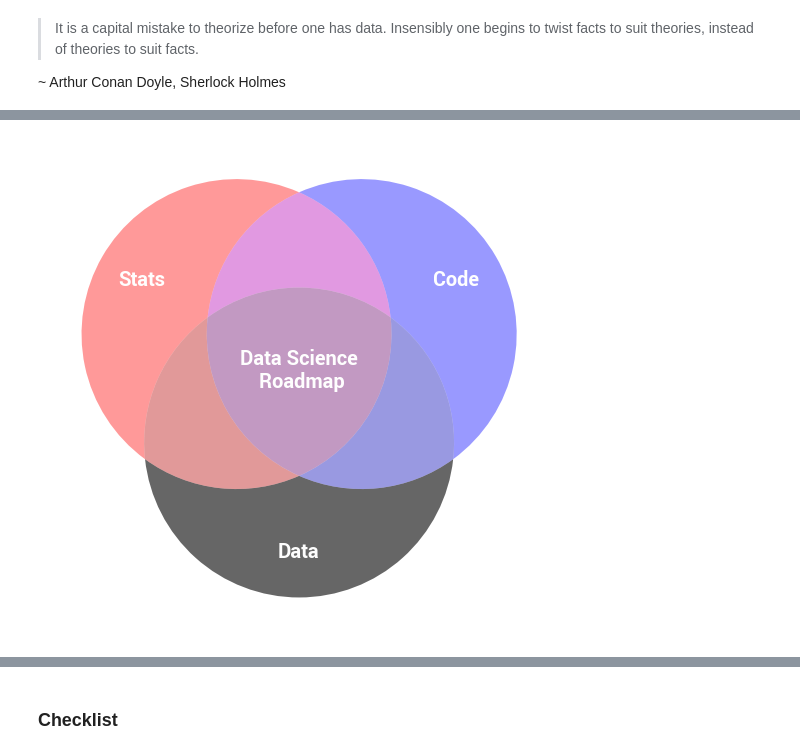
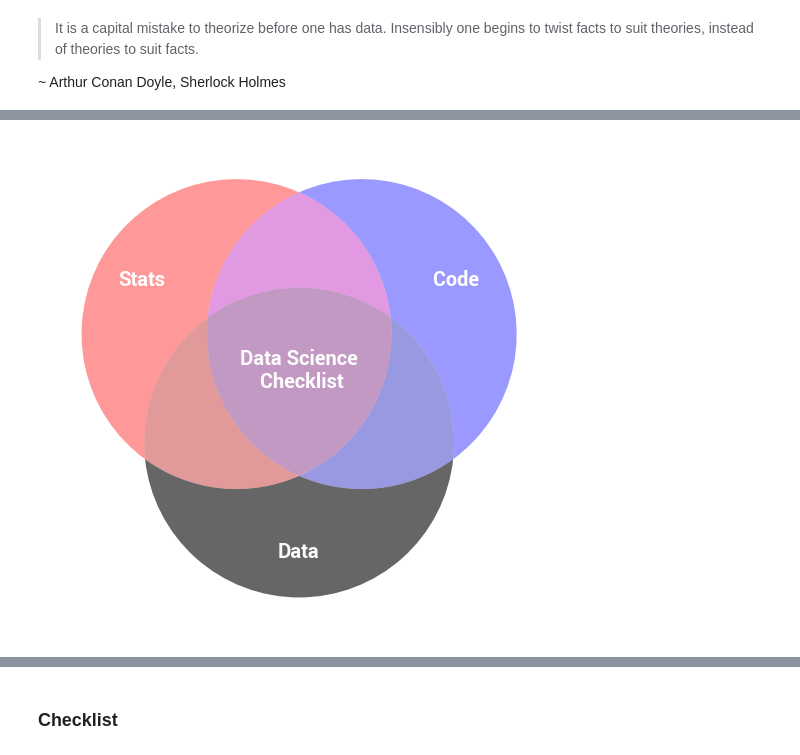
Before and after one commit to tijptjik/DS_prologue, a Jupyter notebook: prologue.ipynb, the cells around one changed output, grey strips where cells are left out. Drawn from its saved outputs; the diff is of its cells as text; code cells hidden in the pictures.

```diff
--- a/prologue.ipynb
+++ b/prologue.ipynb
@@ -39,30 +32,30 @@ Before we can get you started on data science, you're going to have to get comfo
 # %%
 # Generate a Venn Diagram
 clist = ['red','blue','black']
 subsets = (1, 1, 1, 1, 1, 1, 1)
 data = {
     '100':'Stats',
     '010':'Code',
     '001':'Data',
-    '111':'Data Science \n Roadmap'
+    '111':'Data Science \n Checklist'
 }
 
 with sns.plotting_context("poster"):
     v = venn3(subsets, set_colors=clist, alpha=0.4)
     c = venn3_circles(subsets, alpha=0)
 
     for k in v.id2idx.keys():
         v.get_label_by_id(k).set_text('')
 
     for k, p in data.iteritems():
         v.get_label_by_id(k).set_text(p)
         v.get_patch_by_id('001').set_alpha(.6)
 
     for label in data.iterkeys():
         v.get_label_by_id(label).set_alpha(1)
         v.get_label_by_id(label).set_color('white')
         v.get_label_by_id(label).set_fontweight(700)
         v.get_label_by_id(label).set_fontsize(20)
         v.get_label_by_id(label).set_fontname('Roboto')
 # %% [output]
-[figure, old version]
+[figure, new version]
```
Also changed, not shown: parts of 25 cells of this notebook, 15 other files.
